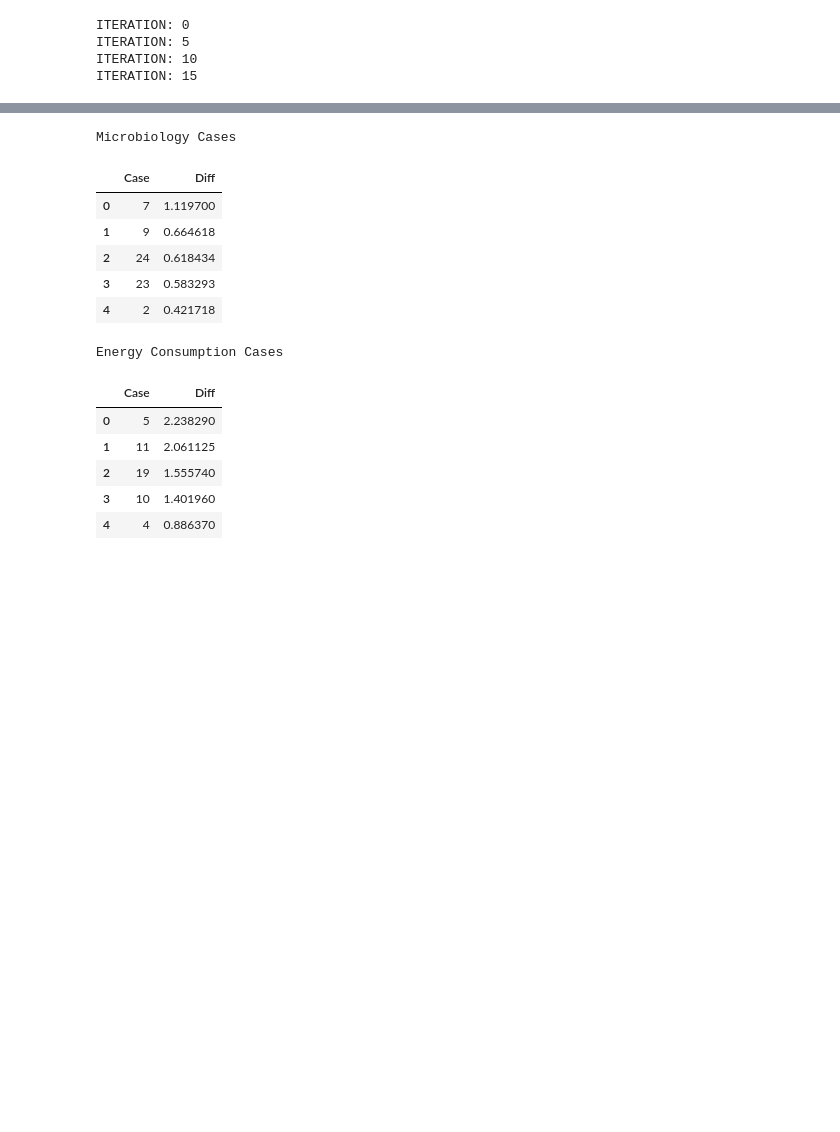
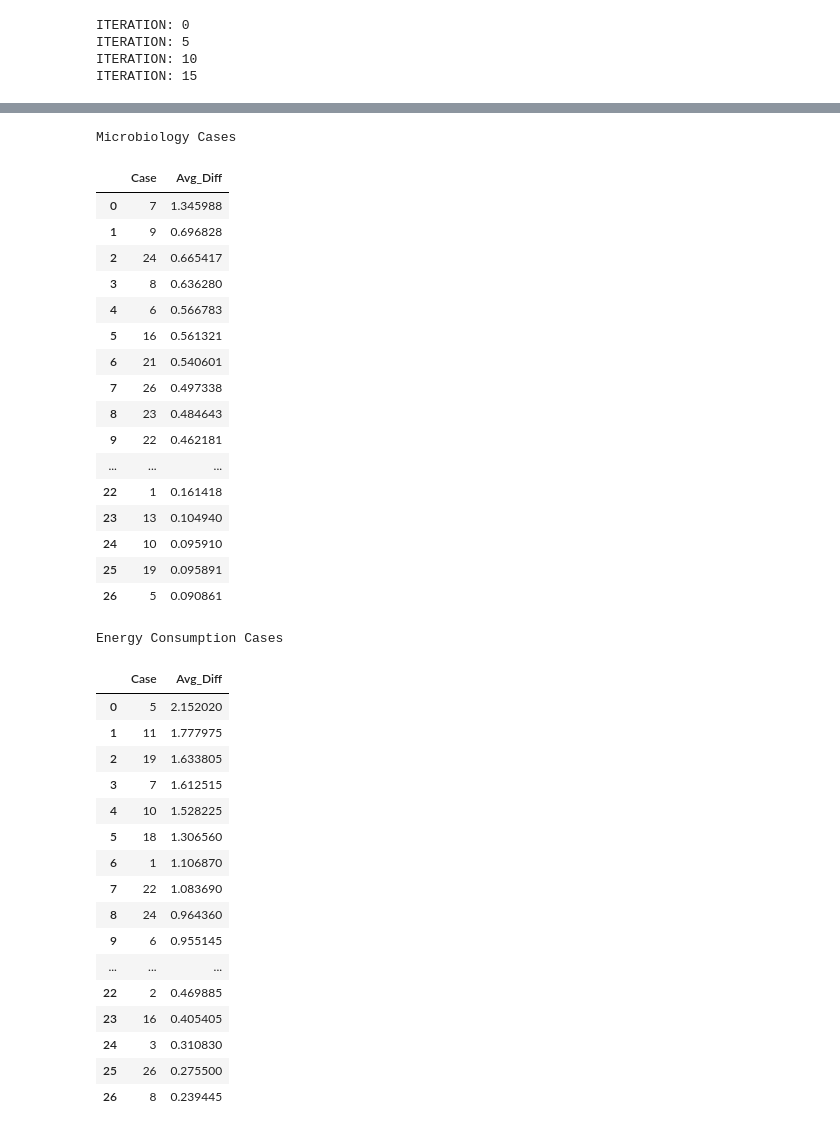
Before and after one commit to IlliaRohalskyi/ImproClean, a Jupyter notebook: Notebooks/analysis.ipynb, the cells around one changed output, grey strips where cells are left out. Cells and saved outputs as stored; diff of their text form; code cells hidden in the pictures; blank space fills up the shorter version.

```diff
--- a/Notebooks/analysis.ipynb
+++ b/Notebooks/analysis.ipynb
@@ -165,12 +149,12 @@ target_cols = df.columns[-2:]
 features = df.drop(list(target_cols) + ['uvenergie_mean', 'uvenergie_std',
                    'uvenergie_median', 'uvenergie_percentile25', 'uvenergie_percentile75'], axis=1)
 
-stratified_kfold = KFold(n_splits=5, random_state=42, shuffle=True)
+kfold = KFold(n_splits=5, random_state=42, shuffle=True)
 
 mae1s = []
 mae2s = []
 
-for train_index, test_index in stratified_kfold.split(features):
+for train_index, test_index in kfold.split(features):
     rf_regressor = RandomForestRegressor(n_estimators=100, random_state=42)
 
     X_train, X_test = features.iloc[train_index], features.iloc[test_index]
@@ -353,13 +330,13 @@ target_cols = df.columns[-2:]
 features = df.drop(list(target_cols) + ['uvenergie_mean', 'uvenergie_std',
                    'uvenergie_median', 'uvenergie_percentile25', 'uvenergie_percentile75'], axis=1)
 
-stratified_kfold = KFold(n_splits=5, random_state=42, shuffle=True)
+kfold = KFold(n_splits=9, random_state=42, shuffle=True)
 
 
 microbiology_cases = {'Case': [], 'Avg_Diff': []}
 energy_cases = {'Case': [], 'Avg_Diff': []}
 
-for train_index, test_index in stratified_kfold.split(features):
+for train_index, test_index in kfold.split(features):
     diff_sum = np.zeros_like(y_test)
 
     for random_state in range(random_states_count):
@@ -379,12 +356,12 @@ for train_index, test_index in stratified_kfold.split(features):
 
     X_test['Microbiology_diff'] = diff[:, 0]
     X_test['Energy_diff'] = diff[:, 1]
+    for i in range(3):
+        microbiology_cases['Case'].append(X_test.sort_values(by='Microbiology_diff', ascending=False).reset_index().iloc[i]['Waschen'])
+        energy_cases['Case'].append(X_test.sort_values(by='Energy_diff', ascending=False).reset_index().iloc[i]['Waschen'])
 
-    microbiology_cases['Case'].append(X_test.sort_values(by='Microbiology_diff', ascending=False).reset_index().iloc[0]['Waschen'])
-    energy_cases['Case'].append(X_test.sort_values(by='Energy_diff', ascending=False).reset_index().iloc[0]['Waschen'])
-
-    microbiology_cases['Avg_Diff'].append(X_test.sort_values(by='Microbiology_diff', ascending=False).reset_index().iloc[0]['Microbiology_diff'])
-    energy_cases['Avg_Diff'].append(X_test.sort_values(by='Energy_diff', ascending=False).reset_index().iloc[0]['Energy_diff'])
+        microbiology_cases['Avg_Diff'].append(X_test.sort_values(by='Microbiology_diff', ascending=False).reset_index().iloc[i]['Microbiology_diff'])
+        energy_cases['Avg_Diff'].append(X_test.sort_values(by='Energy_diff', ascending=False).reset_index().iloc[i]['Energy_diff'])
 
 
 microbiology_cases_df = pd.DataFrame(microbiology_cases)
@@ -403,19 +380,41 @@ def display_side_by_side(dfs:list, captions:list):
         output += "\xa0\xa0\xa0"
     display(HTML(output))
 # %%
-display_side_by_side([microbiology_cases_df.sort_values(by='Diff', ascending=False).reset_index(drop=True), energy_cases_df.sort_values(by='Diff', ascending=False).reset_index(drop=True)], captions=['Microbiology Cases', 'Energy Consumption Cases'])
+display_side_by_side([microbiology_cases_df.sort_values(by='Avg_Diff', ascending=False).reset_index(drop=True), energy_cases_df.sort_values(by='Avg_Diff', ascending=False).reset_index(drop=True)], captions=['Microbiology Cases', 'Energy Consumption Cases'])
 # %% [output]
 Microbiology Cases
-|  | Case | Diff |
-| 0 | 7 | 1.119700 |
-| 1 | 9 | 0.664618 |
-| 2 | 24 | 0.618434 |
-| 3 | 23 | 0.583293 |
-| 4 | 2 | 0.421718 |
+|  | Case | Avg_Diff |
+| 0 | 7 | 1.345988 |
+| 1 | 9 | 0.696828 |
+| 2 | 24 | 0.665417 |
+| 3 | 8 | 0.636280 |
+| 4 | 6 | 0.566783 |
+| 5 | 16 | 0.561321 |
+| 6 | 21 | 0.540601 |
+| 7 | 26 | 0.497338 |
+| 8 | 23 | 0.484643 |
+| 9 | 22 | 0.462181 |
+| ... | ... | ... |
+| 22 | 1 | 0.161418 |
+| 23 | 13 | 0.104940 |
+| 24 | 10 | 0.095910 |
+| 25 | 19 | 0.095891 |
+| 26 | 5 | 0.090861 |
 Energy Consumption Cases
-|  | Case | Diff |
-| 0 | 5 | 2.238290 |
-| 1 | 11 | 2.061125 |
-| 2 | 19 | 1.555740 |
-| 3 | 10 | 1.401960 |
-| 4 | 4 | 0.886370 |
+|  | Case | Avg_Diff |
+| 0 | 5 | 2.152020 |
+| 1 | 11 | 1.777975 |
+| 2 | 19 | 1.633805 |
+| 3 | 7 | 1.612515 |
+| 4 | 10 | 1.528225 |
+| 5 | 18 | 1.306560 |
+| 6 | 1 | 1.106870 |
+| 7 | 22 | 1.083690 |
+| 8 | 24 | 0.964360 |
+| 9 | 6 | 0.955145 |
+| ... | ... | ... |
+| 22 | 2 | 0.469885 |
+| 23 | 16 | 0.405405 |
+| 24 | 3 | 0.310830 |
+| 25 | 26 | 0.275500 |
+| 26 | 8 | 0.239445 |
```
Also changed, not shown: parts of 18 cells of this notebook.
